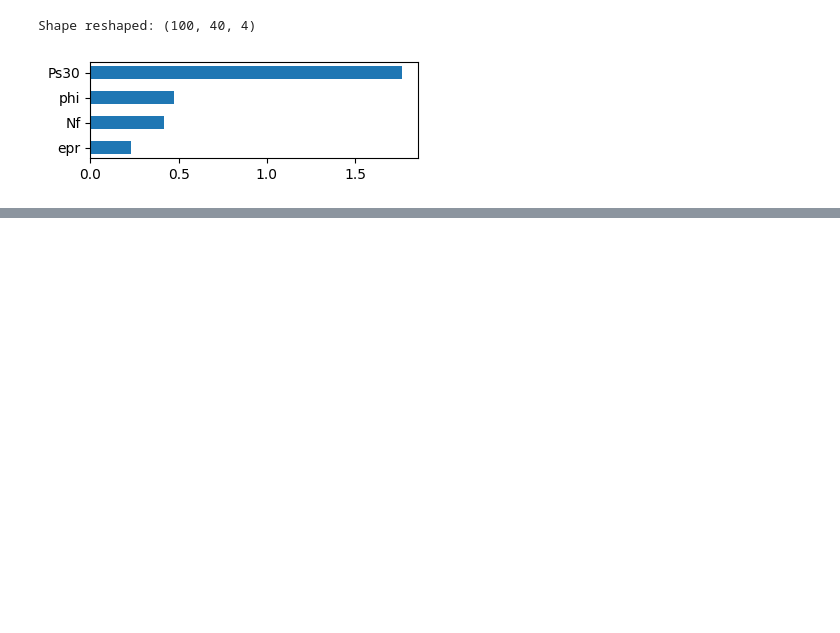
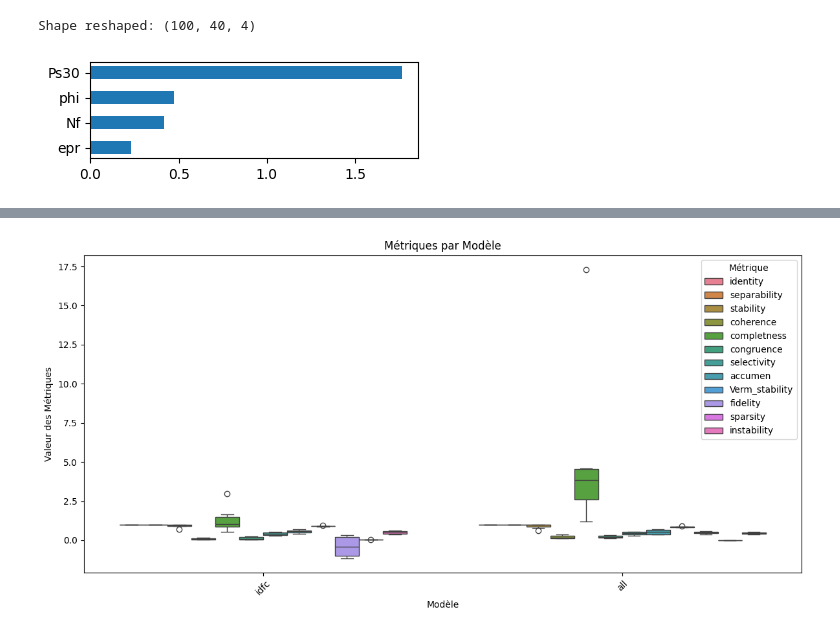
Before and after one commit to laminendao/asmbi, a Jupyter notebook: model_explantionfd002.ipynb, the cells around one changed output, grey strips where cells are left out. Cells and saved outputs as stored; diff of their text form; code cells hidden in the pictures; blank space fills up the shorter version.

```diff
--- a/model_explantionfd002.ipynb
+++ b/model_explantionfd002.ipynb
@@ -584,0 +994,17 @@ plt.show()
+# %%
+# Assuming you have a trained LSTM model and data
+timesteps, features = train_array.shape[1], train_array.shape[2]
+
+test_array_susbset = test_array[0:100]
+test_array_susbset.shape
+
+# Explain the LSTM model
+shap_values, explainer = explain_lstm_model(model, train_array[:100], test_array_susbset, timesteps, features)
+
+# Visualize SHAP values
+# shap.summary_plot(shap_values, test_array_susbset.reshape(test_array_susbset.shape[0], -1))
+
+# shap_values.shape
+samples = shap_values.shape[0]
+features = len(remaining_sensors)
+list_of_shapes = [shap_values[i].reshape(-1,features) for i in range(samples)]
@@ -584,0 +1181,31 @@ plt.show()
+# %%
+import pandas as pd
+import seaborn as sns
+
+import matplotlib.pyplot as plt
+
+# Supposons que df_metrics est déjà chargé comme un DataFrame
+# Voici un exemple de structure de df_metrics
+# df_metrics = pd.DataFrame({
+#     'identity': [1.0, 1.0, 1.0, ...],
+#     'separability': [1.0, 1.0, 1.0, ...],
+#     'stability': [1.0, 1.0, 0.6, ...],
+#     'coherence': [0.022955, 0.303589, 0.114764, ...],
+#     'model': ['idfc', 'all', 'all', ...]
+# })
+
+# Convertir les colonnes de métriques en format long pour seaborn
+df_long = df_metrics.melt(id_vars='model', var_name='metric', value_name='value')
+
+# Créer un graphique
+plt.figure(figsize=(12, 6))
+sns.boxplot(data=df_long, x='model', y='value', hue='metric')
+plt.title('Métriques par Modèle')
+plt.xlabel('Modèle')
+plt.ylabel('Valeur des Métriques')
+plt.xticks(rotation=45)
+plt.legend(title='Métrique')
+plt.tight_layout()
+plt.show()
+# %% [output]
+[figure, added]
```
Also changed, not shown: parts of 20 cells of this notebook, 14 other files.
